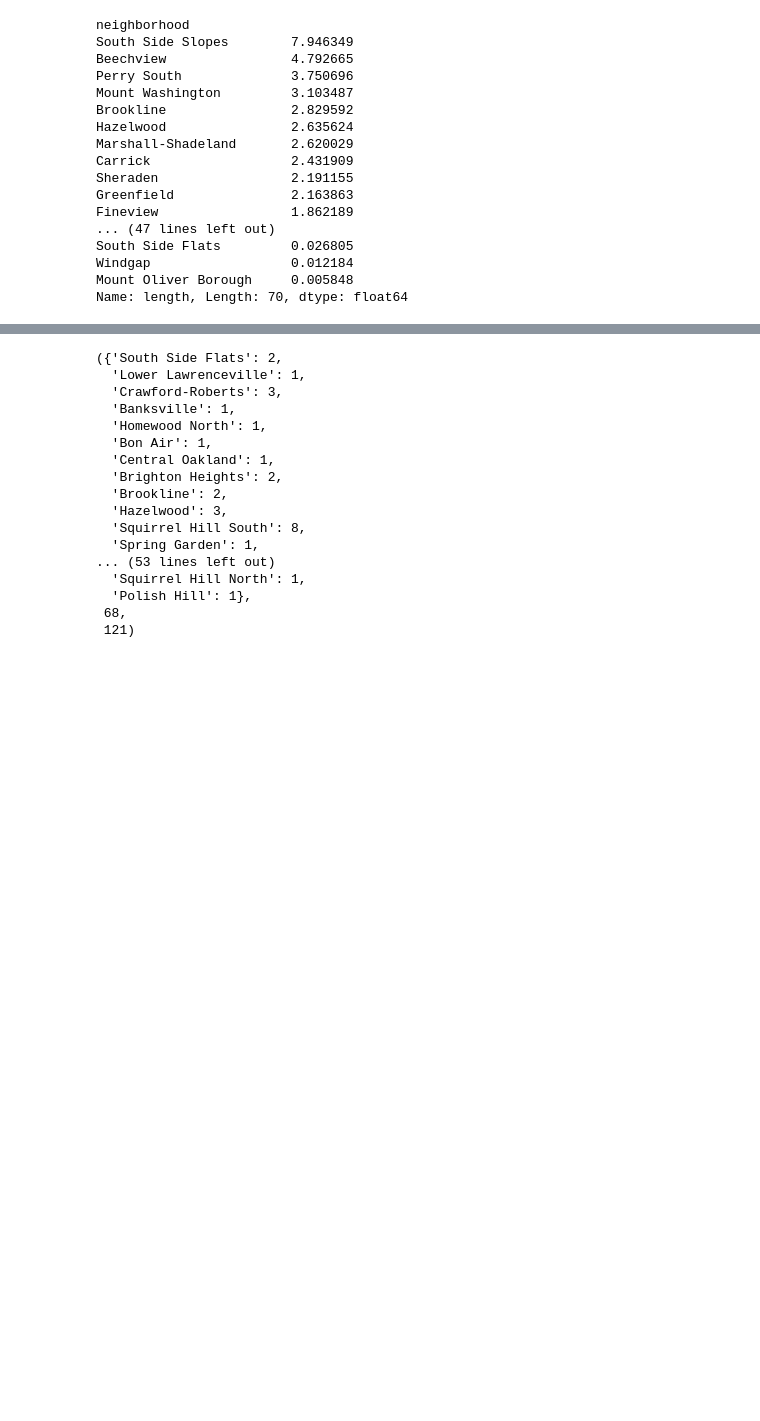
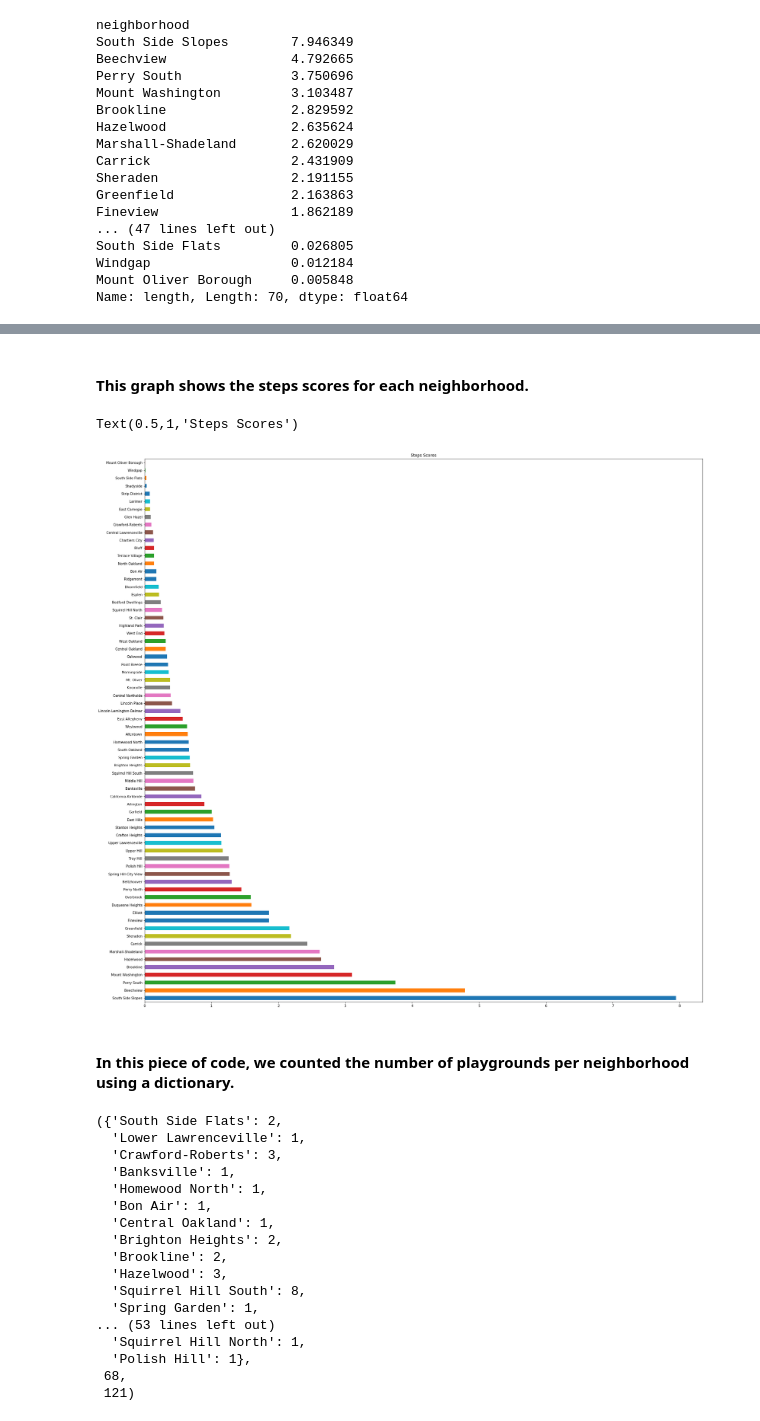
Before and after one commit to emmaknaub/Best-Pittsburgh-Neighborhood, a Jupyter notebook: Final.ipynb, the cells around one changed output, grey strips where cells are left out. Saved outputs shown, nothing was run; the diff lists cells and outputs as text; code cells hidden in the pictures; blank space fills up the shorter version.

```diff
--- a/Final.ipynb
+++ b/Final.ipynb
@@ -98,3 +128,14 @@ Name: length, Length: 70, dtype: float64
+# %% [markdown]
+#### This graph shows the steps scores for each neighborhood.
+# %%
+d = pd.Series(stepdict, name='DateValue')
+d.plot.barh(stacked = True, figsize=(30,30))
+plt.title("Steps Scores")
+# %% [output]
+Text(0.5,1,'Steps Scores')
+[figure, added]
+# %% [markdown]
+#### In this piece of code, we counted the number of playgrounds per neighborhood using a dictionary.
 # %%
 items = {}
 n = 0
```
Also changed, not shown: parts of 30 cells of this notebook, 1 other file.
